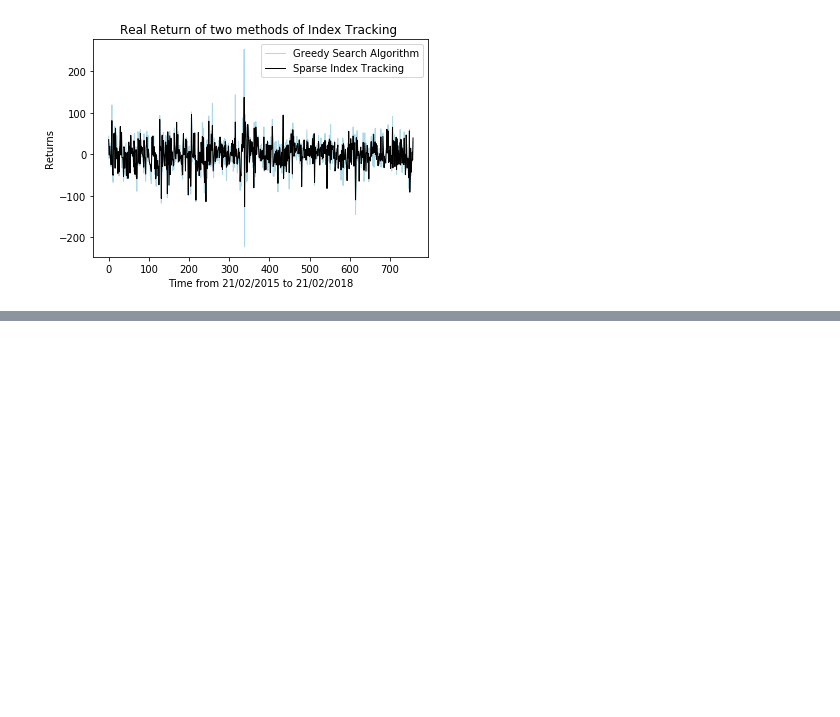
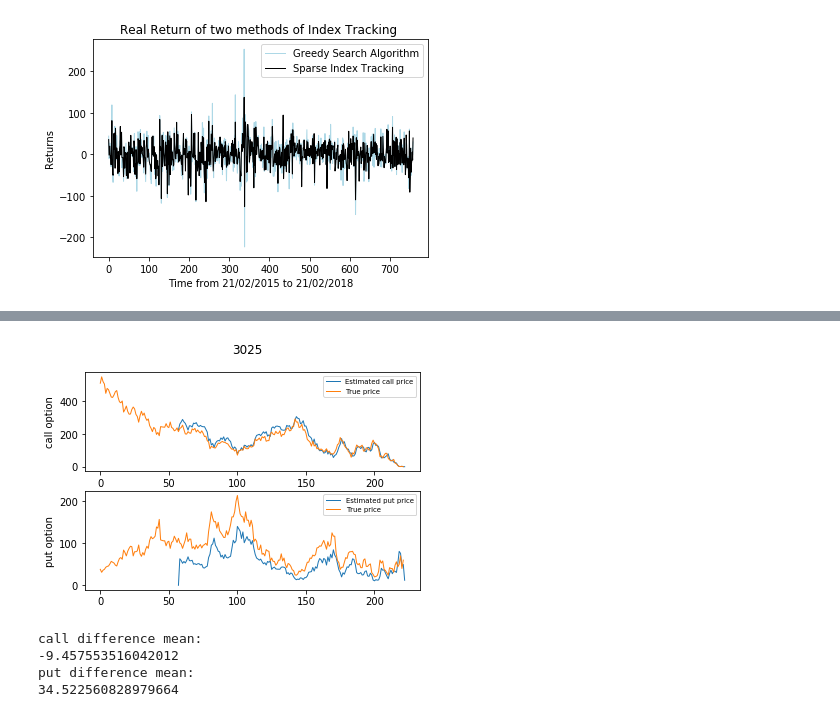
Before and after one commit to Trouble404/Computational-Finance-coursework, a Jupyter notebook: comp6212.ipynb, the cells around one changed output, grey strips where cells are left out. Saved outputs shown, nothing was run; the diff lists cells and outputs as text; code cells hidden in the pictures; blank space fills up the shorter version.

```diff
--- a/comp6212.ipynb
+++ b/comp6212.ipynb
@@ -858,0 +930,8 @@ plt.show()
+# %%
+# obtain data from matlab
+data_3025 = scio.loadmat('3025.mat')
+c_3025 = data_3025['call_3025']
+c3025_diff = data_3025['Cdiff_3025']
+p_3025 = data_3025['put_3025']
+p3025_diff = data_3025['Pdiff_3025']
+v_3025 = data_3025['v_3025']
@@ -858,0 +948,19 @@ plt.show()
+# %%
+plt.figure()
+plt.suptitle('3025')
+# 绘制第一个图
+plt.subplot(2, 1, 1)
+plt.plot(tt,c_3025,label = "Estimated call price",linewidth = '1')
+plt.plot(c3025[:,1],label = "True price",linewidth = '1')
+plt.legend(loc='best',fontsize = 'x-small')
+plt.ylabel("call option")
+# 绘制第二个图
+plt.subplot(2, 1, 2)
+plt.plot(tt,p_3025,label = "Estimated put price",linewidth = '1')
+plt.plot(p3025[:,1],label = "True price",linewidth = '1')
+plt.legend(loc='best',fontsize = 'x-small')
+plt.ylabel('put option')
+plt.savefig("3025.PNG", dpi = 600)
+plt.show()
+# %% [output]
+[figure, added]
@@ -858,0 +975,10 @@ plt.show()
+# %%
+print("call difference mean:")
+print(c3125_diff.mean())
+print("put difference mean:")
+print(p3125_diff.mean())
+# %% [output]
+call difference mean:
+-9.457553516042012
+put difference mean:
+34.522560828979664
```
Also changed, not shown: parts of 16 cells of this notebook.
